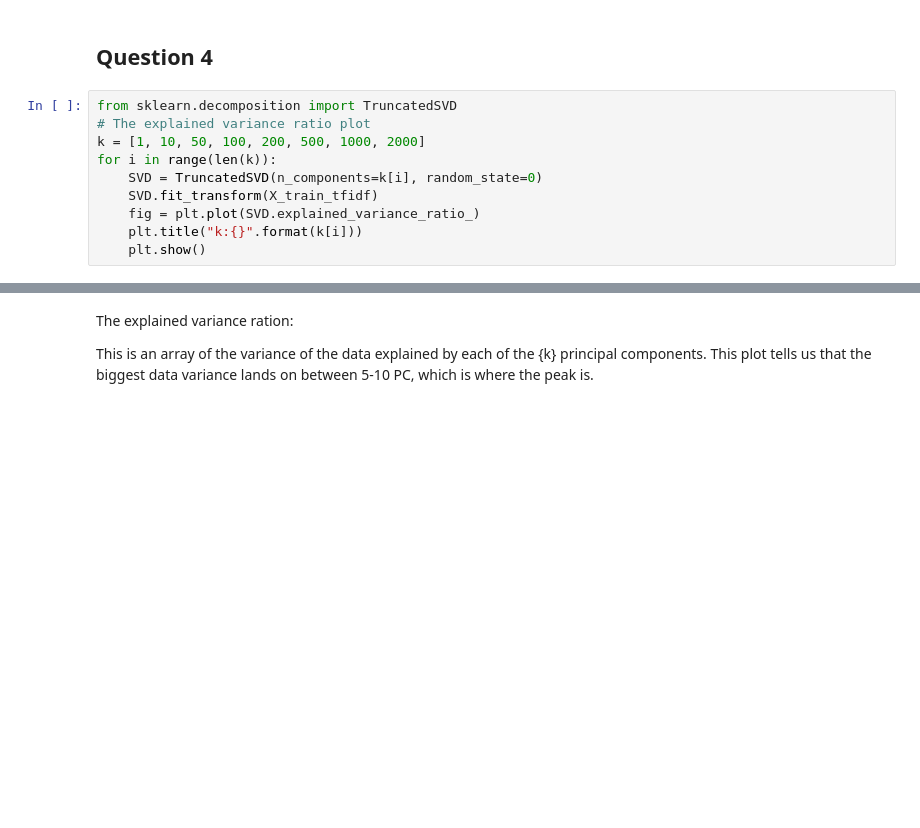
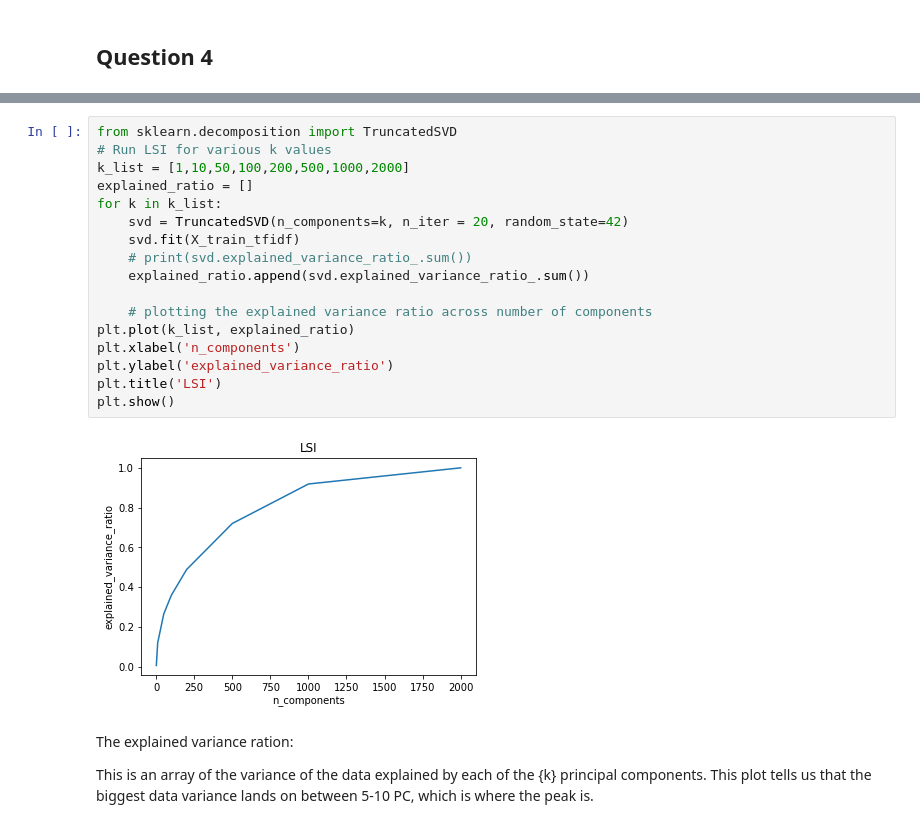
Before and after one commit to zhz03/ECE219_data_mining_project, a Jupyter notebook: Project_1/Project1.ipynb, the cells around one changed output, grey strips where cells are left out. Saved outputs shown, nothing was run; the diff lists cells and outputs as text; blank space fills up the shorter version.

```diff
--- a/Project_1/Project1.ipynb
+++ b/Project_1/Project1.ipynb
@@ -218,13 +218,3 @@ lemmatization provides better results by performing an analysis that depends on
 However, if we are heavily optimizing for speed, a simpler stemming algorithm can be a possibility.
 # %% [markdown]
 ## Question 4
-# %%
-from sklearn.decomposition import TruncatedSVD
-# The explained variance ratio plot
-k = [1, 10, 50, 100, 200, 500, 1000, 2000]
-for i in range(len(k)):
-    SVD = TruncatedSVD(n_components=k[i], random_state=0)
-    SVD.fit_transform(X_train_tfidf)
-    fig = plt.plot(SVD.explained_variance_ratio_)
-    plt.title("k:{}".format(k[i]))
-    plt.show()
@@ -240,3 +221,22 @@ for i in range(len(k)):
+# %%
+from sklearn.decomposition import TruncatedSVD
+# Run LSI for various k values
+k_list = [1,10,50,100,200,500,1000,2000]
+explained_ratio = []
+for k in k_list:
+    svd = TruncatedSVD(n_components=k, n_iter = 20, random_state=42)
+    svd.fit(X_train_tfidf)
+    # print(svd.explained_variance_ratio_.sum())
+    explained_ratio.append(svd.explained_variance_ratio_.sum())
+
+    # plotting the explained variance ratio across number of components
+plt.plot(k_list, explained_ratio)
+plt.xlabel('n_components')
+plt.ylabel('explained_variance_ratio')
+plt.title('LSI')
+plt.show()
+# %% [output]
+[figure, added]
 # %% [markdown]
 The explained variance ration:
 
```
Also changed, not shown: parts of 12 cells of this notebook.
